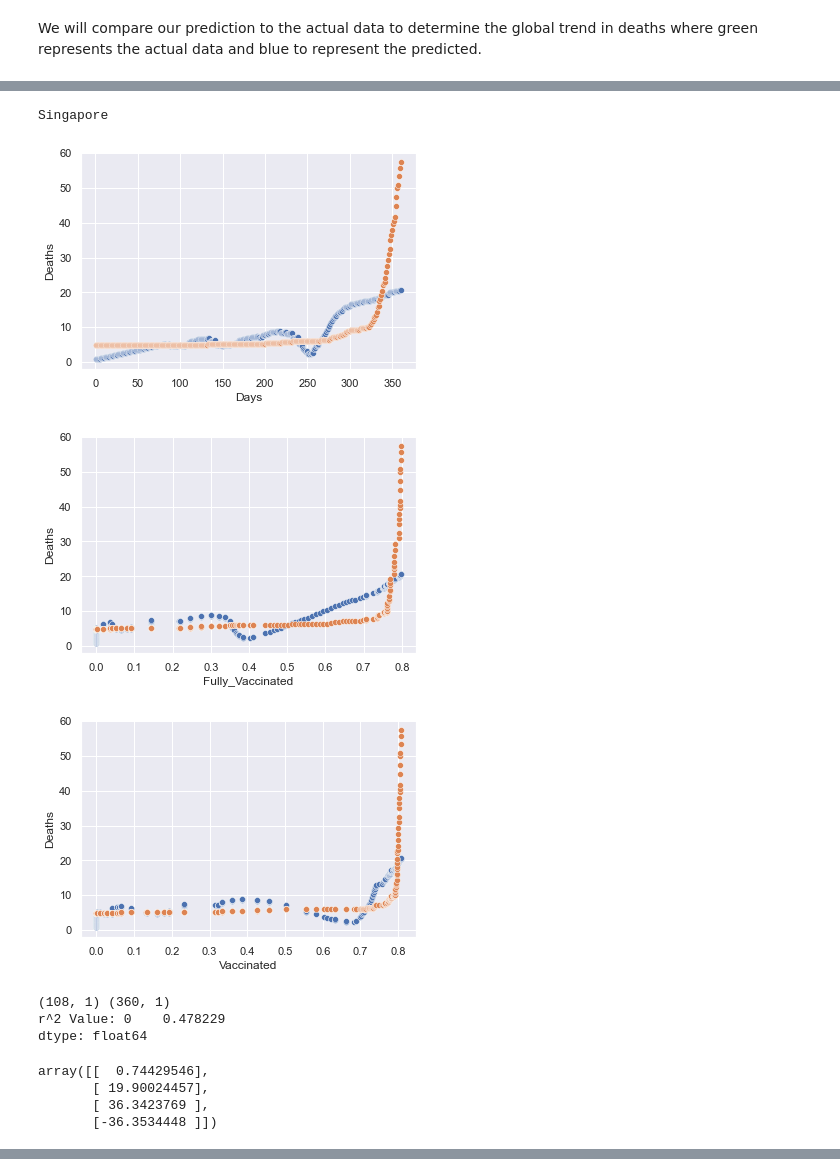
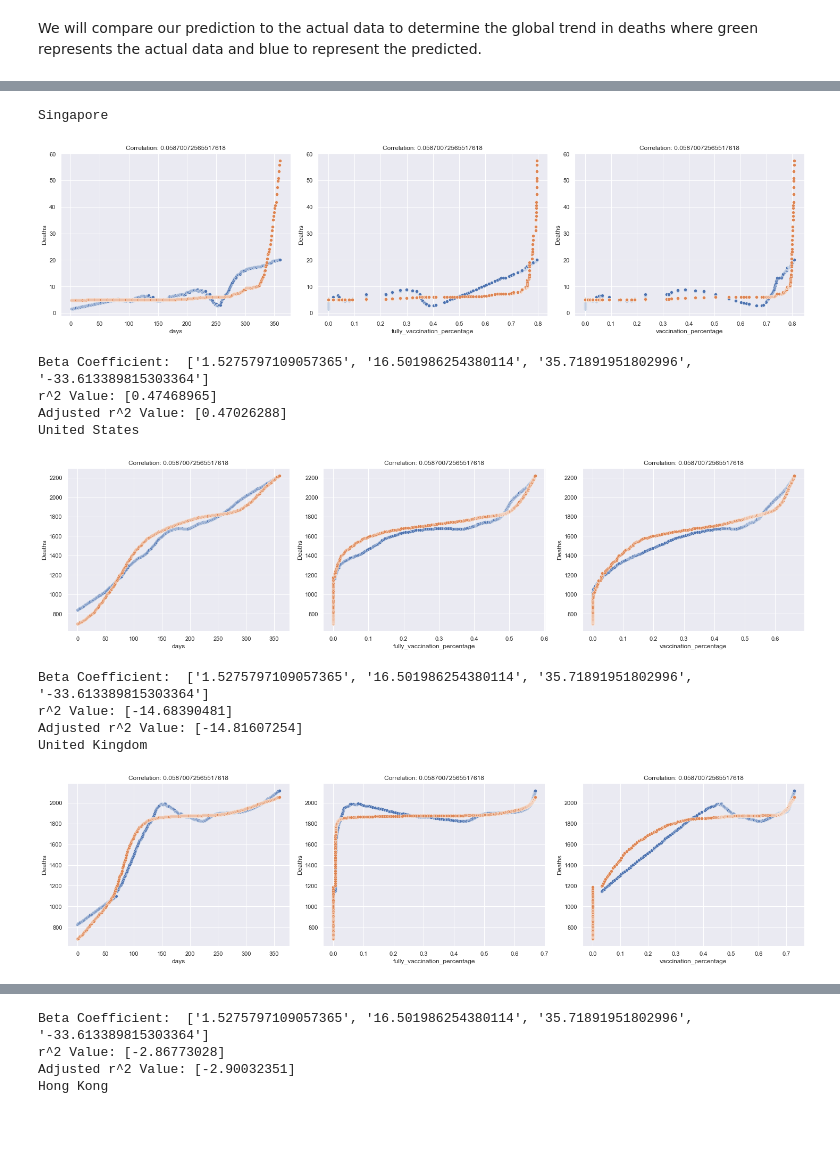
Before and after one commit to SorinoSSK/Term3_DDW_2D, a Jupyter notebook: Task 1 Version 2.ipynb, the cells around one changed output, grey strips where cells are left out. Drawn from its saved outputs; the diff is of its cells as text; code cells hidden in the pictures; blank space fills up the shorter version.

```diff
--- a/Task 1 Version 2.ipynb
+++ b/Task 1 Version 2.ipynb
@@ -93,7 +93,7 @@ beta, dummy = gradient_descent(xAxis, yAxis, beta, alpha, iterations)
 We will compare our prediction to the actual data to determine the global trend in deaths where green represents the actual data and blue to represent the predicted.
 # %%
 prediction = pd.DataFrame(predict(xVal, beta))
-fig, axs = plt.subplots(math.ceil(len(xVal.columns)/3), 3, figsize=(25, 13), constrained_layout=True)
+fig, axs = plt.subplots(math.ceil(len(xVal.columns)/3), 3, figsize=(20, 10), constrained_layout=True)
 for index, x in enumerate(xVal.columns):
     sns.set()
     corr = correlation(xVal[x], yVal["total_deaths_per_million"])
@@ -114,16 +114,3 @@ print("Adjusted r^2 Value:", 1-((1-val)*(xVal.shape[0]-1)/(xVal.shape[0]-1-xVal.
 Beta Coefficient:  ['1009.4059388459681', '-533.8587613004631', '131.11760916074624', '1257.598592433108', '178.17699339312492', '-943.5151755058973', '-355.3110526244941', '-550.6747362802264']
 r^2 Value: [0.34298884]
 Adjusted r^2 Value: [0.34234937]
-# %%
-for i in countryData:
-    prediction = pd.DataFrame(predict(xVal_train, countryData[i], beta))
-    print(i)
-    for x in xVal.columns:
-        sns.set()
-
-        scat0 = sns.scatterplot(x=countryData[i][x], y=prediction[0], color="blue")
-        scat1 = sns.scatterplot(x=countryData[i][x], y=countryYData[i]["total_deaths_per_million"], color="green")
-
-        scat0.set_ylabel("Deaths")
-        scat0.set_xlabel(x)
-        # plt.show()
@@ -152,43 +119,50 @@ Taiwan
 # %%
+countryData, countryYData = {}, {}
+for x in dataFrame["location"].drop_duplicates():
+    countryData[x] = pd.DataFrame.reset_index(dataFrame.loc[(dataFrame['location'] == x), :])
+    countryData[x] = pd.DataFrame(countryData[x].loc[:,["days", "fully_vaccination_percentage", "vaccination_percentage"]])
+    countryYData[x] = pd.DataFrame(pd.DataFrame.reset_index(dataFrame.loc[(dataFrame['location'] == x), :])["total_deaths_per_million"])
+
 for i in countryData:
-    xVal_train, xVal_test, yVal_train, yVal_test = split_data(countryData[i], countryYData[i], 100, 0.3)
-    xMVal = normalize_z(xVal_train)
+    xMVal = normalize_z(countryData[i])
 
     xAxis = prepare_x(xMVal)
-    yAxis = prepare_y(yVal_train)
+    yAxis = prepare_y(countryYData[i])
 
     iterations = 10500
     alpha = 0.05
-    beta = np.zeros((xAxis.shape[1], 1))
+    beta1 = np.zeros((xAxis.shape[1], 1))
 
-    beta, dummy = gradient_descent(xAxis, yAxis, beta, alpha, iterations)
-    # prediction = pd.DataFrame(predict(xVal_train, xVal_test, beta))
-    prediction = pd.DataFrame(predict(xVal_train, countryData[i], beta))
+    beta1, dummy1 = gradient_descent(xAxis, yAxis, beta1, alpha, iterations)
+    fig1, axs1 = plt.subplots(1, 3, figsize=(20, 5), constrained_layout=True)
+    prediction1 = pd.DataFrame(predict(countryData[i], beta1))
     print(i)
-    for x in xVal_train.columns:
+    for index1, x in enumerate(countryData[i].columns):
         sns.set()
 
-        scat0 = sns.scatterplot(x=countryData[i][x], y=prediction[0])
-        scat1 = sns.scatterplot(x=countryData[i][x], y=countryYData[i]["total_deaths_per_million"])
-        # scat0 = sns.scatterplot(x=xVal_test[x], y=prediction[0])
-        # scat1 = sns.scatterplot(x=xVal_test[x], y=yVal_test["total_deaths_per_million"])
-
+        scat0 = sns.scatterplot(x=countryData[i][x], y=prediction1[0], ax=axs1[index1])
+        scat1 = sns.scatterplot(x=countryData[i][x], y=countryYData[i]["total_deaths_per_million"], ax=axs1[index1])
+        scat0.set_title("Correlation: " + str(corr**2))
         scat0.set_ylabel("Deaths")
         scat0.set_xlabel(x)
-        plt.show()
+    plt.show()
 
-    print(yVal_test.shape, prediction.shape)
-    print("r^2 Value:", r2_score(prepare_y(countryYData[i]), prediction))
-    display(beta)
+    print("Beta Coefficient: ", [", ".join(x) for x in beta.astype(str)])
+    val = r2_score(prepare_y(countryYData[i]), prediction).values
+    print("r^2 Value:", val)
+    # print(xVal.shape)
+    print("Adjusted r^2 Value:", 1-((1-val)*(countryData[i].shape[0]-1)/(countryData[i].shape[0]-1-countryData[i].shape[1])))
+    # display(xVal.columns)
 # %% [output]
 Singapore
-[figure, old version]
+[figure, new version]
+Beta Coefficient:  ['1.5275797109057365', '16.501986254380114', '35.71891951802996', '-33.613389815303364']
+r^2 Value: [0.47468965]
+Adjusted r^2 Value: [0.47026288]
+United States
-[figure, old version]
+[figure, new version]
+Beta Coefficient:  ['1.5275797109057365', '16.501986254380114', '35.71891951802996', '-33.613389815303364']
+r^2 Value: [-14.68390481]
+Adjusted r^2 Value: [-14.81607254]
+United Kingdom
-[figure, old version]
+[figure, new version]
-(108, 1) (360, 1)
-r^2 Value: 0    0.478229
-dtype: float64
-array([[  0.74429546],
-       [ 19.90024457],
-       [ 36.3423769 ],
-       [-36.3534448 ]])
@@ -196,0 +174,4 @@ United States
+Beta Coefficient:  ['1.5275797109057365', '16.501986254380114', '35.71891951802996', '-33.613389815303364']
+r^2 Value: [-2.86773028]
+Adjusted r^2 Value: [-2.90032351]
+Hong Kong
```
Also changed, not shown: parts of 4 cells of this notebook.
